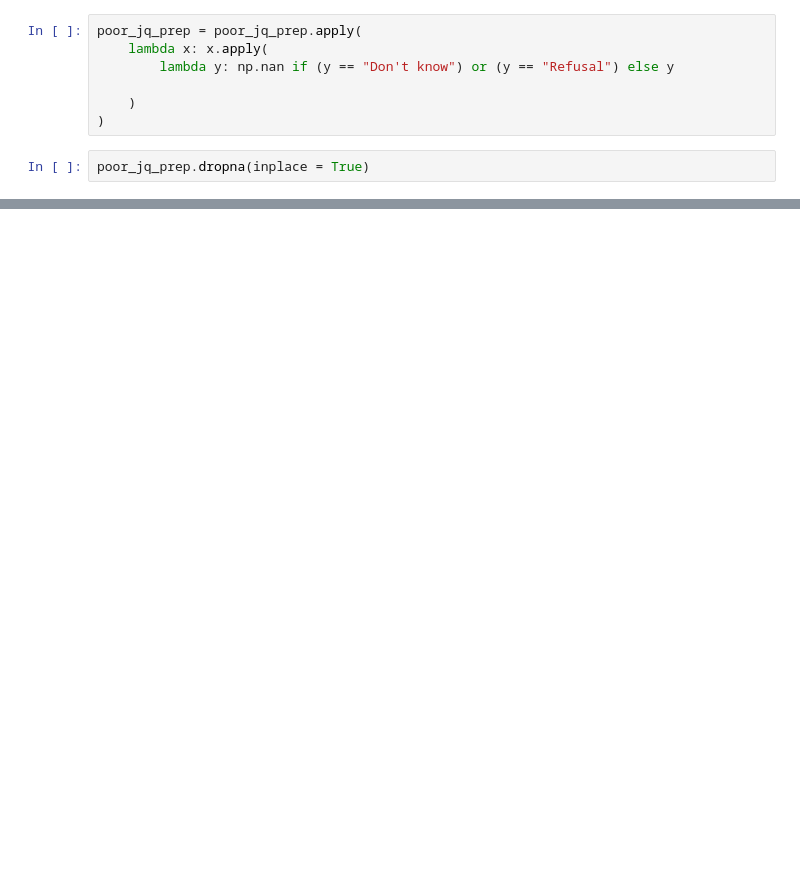
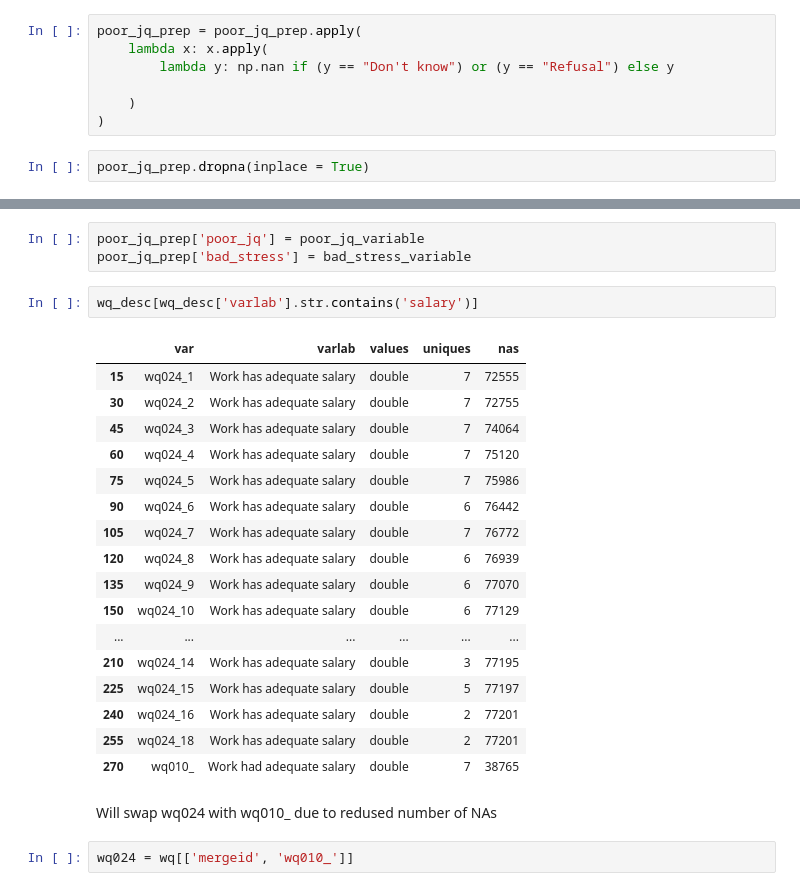
Before and after one commit to kiko1004/share_analysis, a Jupyter notebook: analysis.ipynb, the cells around one changed output, grey strips where cells are left out. Cells and saved outputs as stored; diff of their text form; blank space fills up the shorter version.

```diff
--- a/analysis.ipynb
+++ b/analysis.ipynb
@@ -514,0 +719,27 @@ for i in ac:
+# %%
+poor_jq_prep['poor_jq'] = poor_jq_variable
+poor_jq_prep['bad_stress'] = bad_stress_variable
+# %%
+wq_desc[wq_desc['varlab'].str.contains('salary')]
+# %% [output]
+|  | var | varlab | values | uniques | nas |
+| 15 | wq024_1 | Work has adequate salary | double | 7 | 72555 |
+| 30 | wq024_2 | Work has adequate salary | double | 7 | 72755 |
+| 45 | wq024_3 | Work has adequate salary | double | 7 | 74064 |
+| 60 | wq024_4 | Work has adequate salary | double | 7 | 75120 |
+| 75 | wq024_5 | Work has adequate salary | double | 7 | 75986 |
+| 90 | wq024_6 | Work has adequate salary | double | 6 | 76442 |
+| 105 | wq024_7 | Work has adequate salary | double | 7 | 76772 |
+| 120 | wq024_8 | Work has adequate salary | double | 6 | 76939 |
+| 135 | wq024_9 | Work has adequate salary | double | 6 | 77070 |
+| 150 | wq024_10 | Work has adequate salary | double | 6 | 77129 |
+| ... | ... | ... | ... | ... | ... |
+| 210 | wq024_14 | Work has adequate salary | double | 3 | 77195 |
+| 225 | wq024_15 | Work has adequate salary | double | 5 | 77197 |
+| 240 | wq024_16 | Work has adequate salary | double | 2 | 77201 |
+| 255 | wq024_18 | Work has adequate salary | double | 2 | 77201 |
+| 270 | wq010_ | Work had adequate salary | double | 7 | 38765 |
+# %% [markdown]
+Will swap wq024 with wq010_ due to redused number of NAs
+# %%
+wq024 = wq[['mergeid', 'wq010_']]
```
Also changed, not shown: parts of 28 cells of this notebook.
